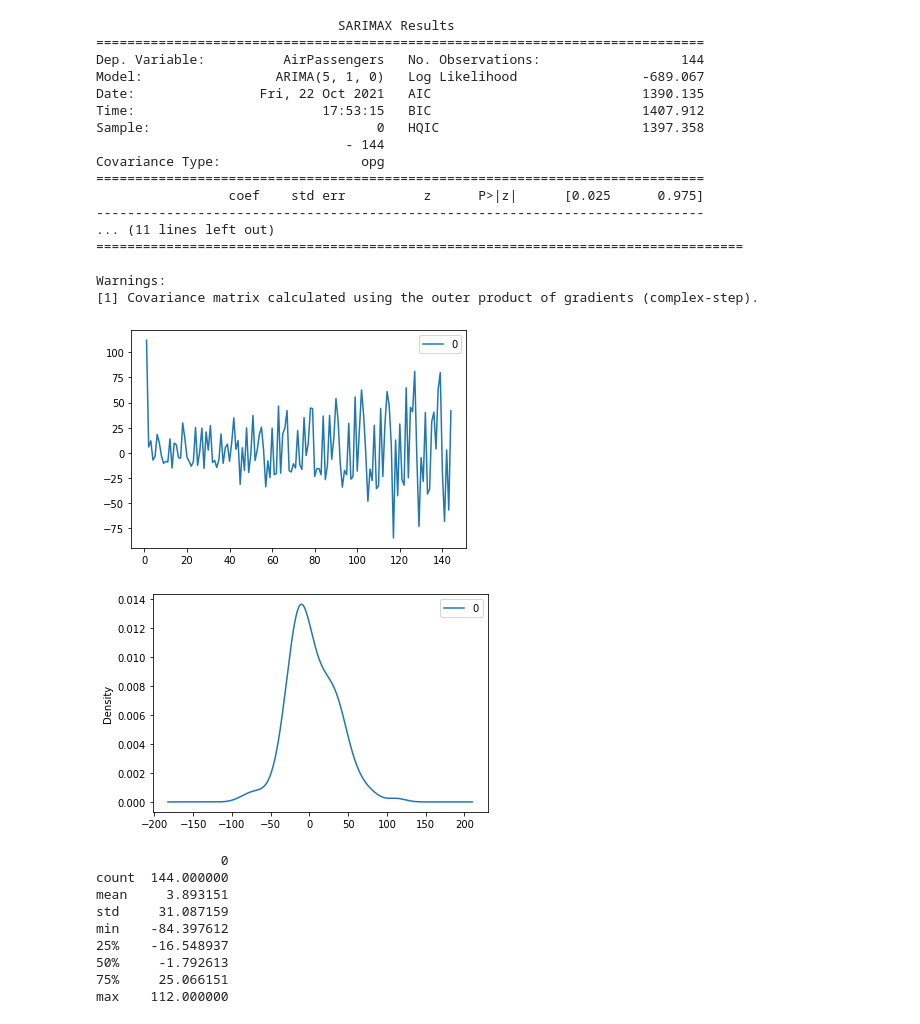
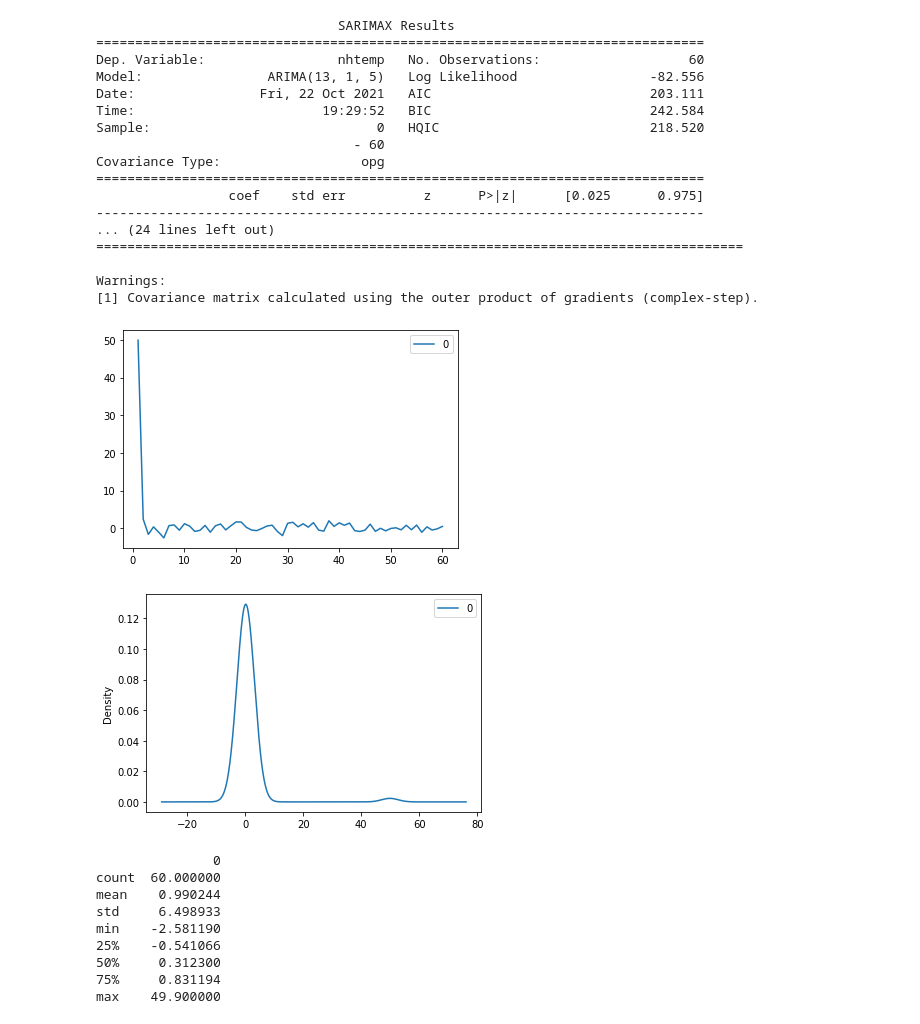
Before and after one commit to UBICO/more-iot, a Jupyter notebook: live-examples/time-series.ipynb, the cells around one changed output. Saved outputs shown, nothing was run; the diff lists cells and outputs as text; code cells hidden in the pictures.

```diff
--- a/live-examples/time-series.ipynb
+++ b/live-examples/time-series.ipynb
@@ -17,0 +12,4 @@ df[:5]
+# %%
+NAME='nhtemp' # AirPassengers, nottem, nhtemp
+df = data(NAME)
+df[:5]
@@ -30,49 +45,49 @@ autocorrelation_plot(df['AirPassengers'])
 # %%
 # fit an ARIMA model and plot residual errors
 from pandas import DataFrame
 from statsmodels.tsa.arima.model import ARIMA
 
 # fit model
-model = ARIMA(df['AirPassengers'], order=(5,1,0))
+model = ARIMA(df[NAME], order=(13,1,5))
 model_fit = model.fit()
 # summary of fit model
 print(model_fit.summary())
 # line plot of residuals
 residuals = DataFrame(model_fit.resid)
 residuals.plot()
 plt.show()
 # density plot of residuals
 residuals.plot(kind='kde')
 plt.show()
 # summary stats of residuals
 print(residuals.describe())
 # %% [output]
                                SARIMAX Results
 ==============================================================================
-Dep. Variable:          AirPassengers   No. Observations:                  144
-Model:                 ARIMA(5, 1, 0)   Log Likelihood                -689.067
-Date:                Fri, 22 Oct 2021   AIC                           1390.135
-Time:                        17:53:15   BIC                           1407.912
-Sample:                             0   HQIC                          1397.358
-                                - 144
+Dep. Variable:                 nhtemp   No. Observations:                   60
+Model:                ARIMA(13, 1, 5)   Log Likelihood                 -82.556
+Date:                Fri, 22 Oct 2021   AIC                            203.111
+Time:                        19:29:52   BIC                            242.584
+Sample:                             0   HQIC                           218.520
+                                 - 60
 Covariance Type:                  opg
 ==============================================================================
                  coef    std err          z      P>|z|      [0.025      0.975]
 ------------------------------------------------------------------------------
-... (11 lines left out)
+... (24 lines left out)
 ===================================================================================
 
 Warnings:
 [1] Covariance matrix calculated using the outer product of gradients (complex-step).
-[figure, old version]
+[figure, new version]
-[figure, old version]
+[figure, new version]
-                0
-count  144.000000
-mean     3.893151
-std     31.087159
-min    -84.397612
-25%    -16.548937
-50%     -1.792613
-75%     25.066151
-max    112.000000
+               0
+count  60.000000
+mean    0.990244
+std     6.498933
+min    -2.581190
+25%    -0.541066
+50%     0.312300
+75%     0.831194
+max    49.900000
 # %%
```
Also changed, not shown: parts of 13 cells of this notebook.
